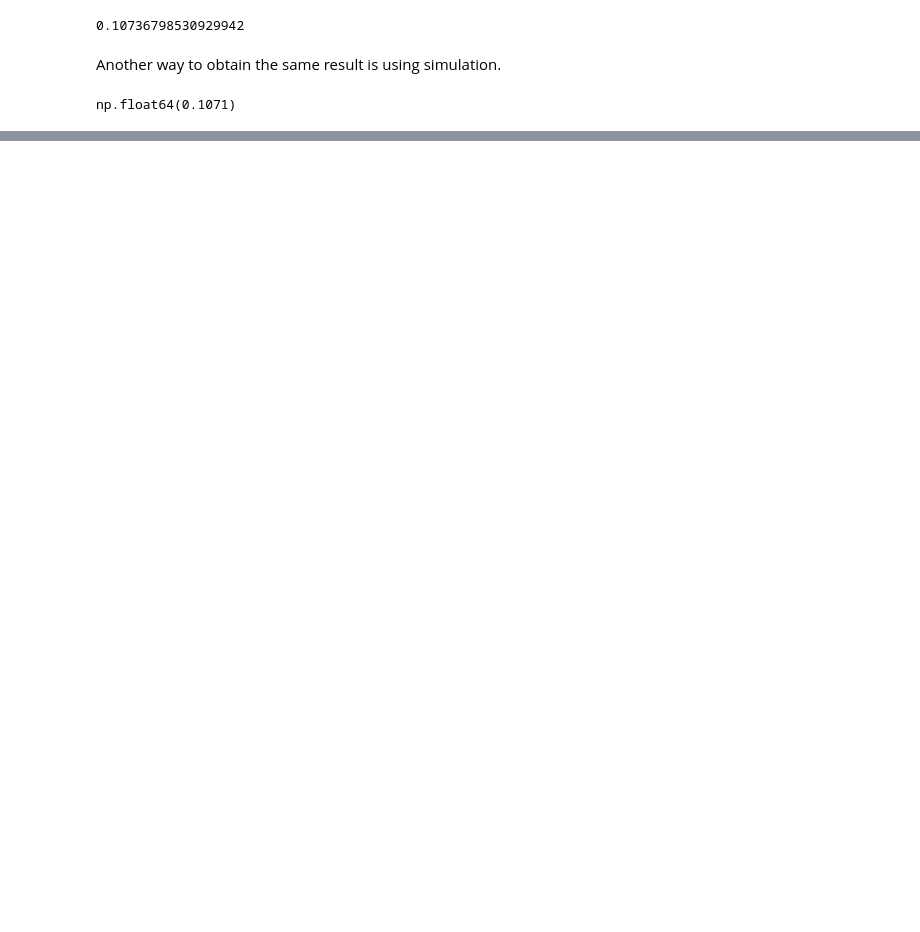
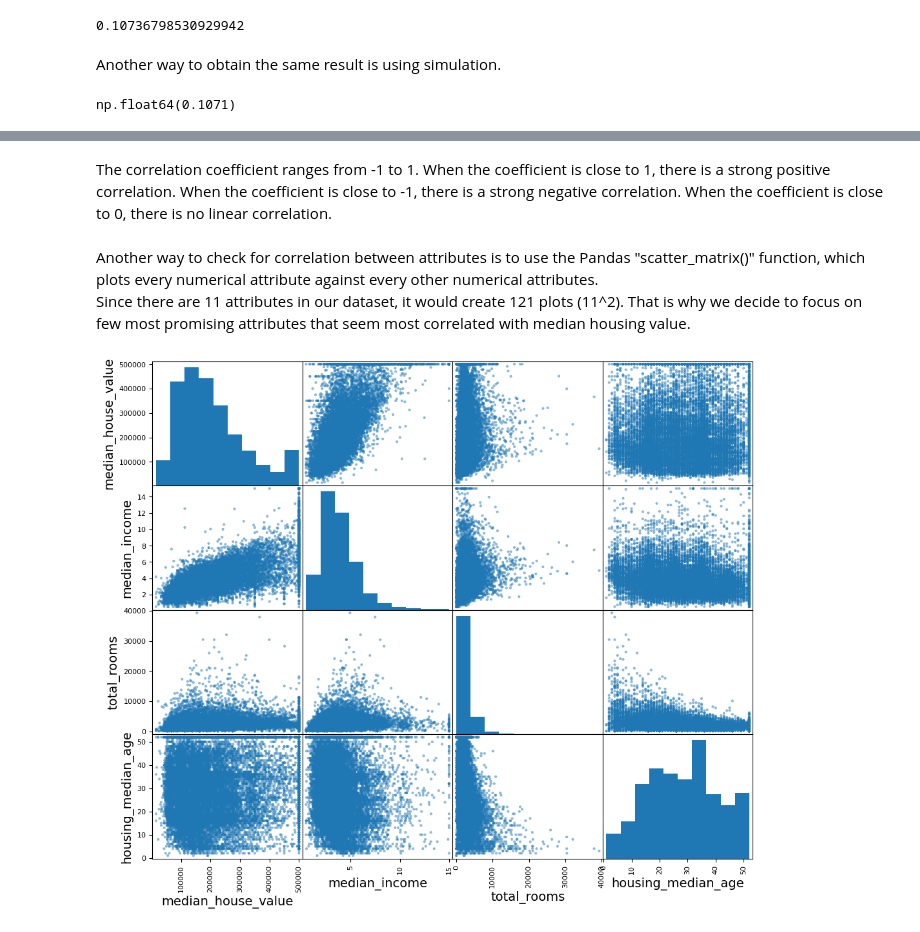
Before and after one commit to PawelMizura/Hands-On_ML, a Jupyter notebook: project_notebook.ipynb, the cells around one changed output, grey strips where cells are left out. Cells and saved outputs as stored; diff of their text form; code cells hidden in the pictures; blank space fills up the shorter version.

```diff
--- a/project_notebook.ipynb
+++ b/project_notebook.ipynb
@@ -279,0 +335,14 @@ np.float64(0.1071)
+# %% [markdown]
+The correlation coefficient ranges from -1 to 1. When the coefficient is close to 1, there is a strong positive correlation. When the coefficient is close to -1, there is a strong negative correlation. When the coefficient is close to 0, there is no linear correlation.
+# %% [markdown]
+Another way to check for correlation between attributes is to use the Pandas "scatter_matrix()" function, which plots every numerical attribute against every other numerical attributes. <br>
+Since there are 11 attributes in our dataset, it would create 121 plots (11^2). That is why we decide to focus on few most promising attributes that seem most correlated with median housing value.
+# %%
+from pandas.plotting import scatter_matrix
+
+attributes = ["median_house_value", "median_income", "total_rooms",
+              "housing_median_age"]
+scatter_matrix(housing[attributes], figsize=(12, 10))
+plt.show()
+# %% [output]
+[figure, added]
```
Also changed, not shown: parts of 26 cells of this notebook.
